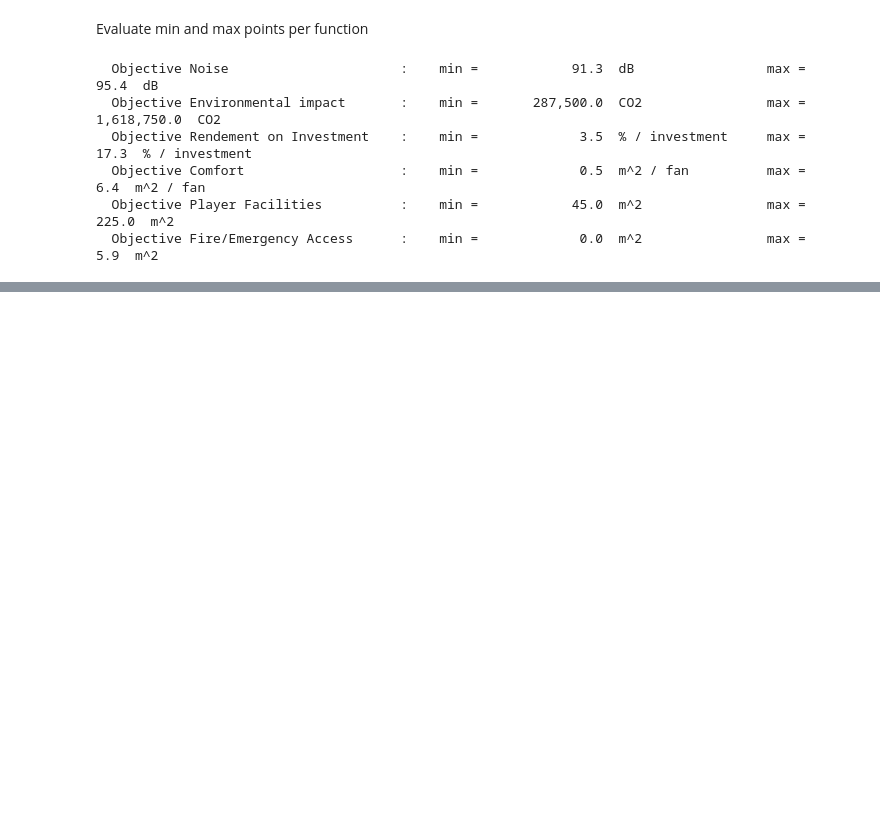
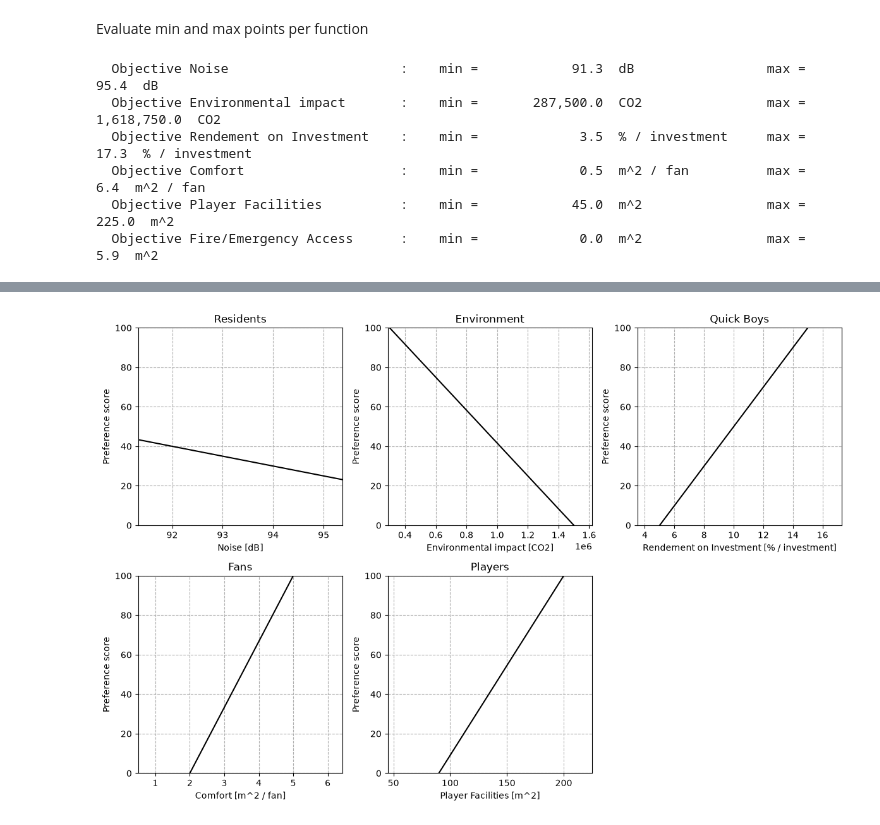
Before and after one commit to harm03/IMD_Group_2, a Jupyter notebook: MODO.ipynb, the cells around one changed output, grey strips where cells are left out. Saved outputs shown, nothing was run; the diff lists cells and outputs as text; code cells hidden in the pictures; blank space fills up the shorter version.

Commit message:
preferences

```diff
--- a/MODO.ipynb
+++ b/MODO.ipynb
@@ -129,7 +129,7 @@ def obj_func_4(x1, x2, x3, x4, x5, x6):
 def obj_func_5(x1, x2, x3, x4, x5, x6):
     """
     This objective function defines the player facilities.
-    Output: rating
+    Output: m^2 total
     """
     A_player = 0.1      # Area of the tribune that is dedicated to players
     return A_player*x3*x4
@@ -176,0 +178,95 @@ weights =    [0.20, 0.20, 0.20, 0.20, 0.20]
+# %%
+# Define preferences
+prefs =        [[[80, 100],                     [100, 0]],          # preference noise
+                [[300000, 1500000],             [100, 0]],          # preference m^3 co2
+                [[5, 15],                       [0, 100]],          # preference ROI
+                [[2, 5],                        [0, 100]],          # preference m^3/pp
+                [[90, 200],                     [0, 100]],          # preference m^2
+                [[0, 5],                        [100, 0]]]          # preference fire emergency time
+
+
+# Preference curve values for plotting
+# Generate objective value ranges
+obj_vals_list = []
+for _, name, _, _ in objectives:
+    obj_vals = np.linspace(*objective_minmax[name])
+    obj_vals_list.append(obj_vals)
+
+# Generate preference values using interpolation
+pref_vals_list = []
+for pref, obj_vals in zip(prefs, obj_vals_list):
+    print(pref)
+    pref_vals = pchip_interpolate(pref[0], pref[1], obj_vals)
+    pref_vals_list.append(pref_vals)
+
+# Plotting the preference curves
+fig, axes = plt.subplots(2, 3, figsize=(12, 8))
+
+for ax, (obj_vals, p_vals), (_, name, unit, stakeholder) in zip(axes.flat, zip(obj_vals_list, pref_vals_list), objectives): # Loop to plot each preference curve in its own subplot
+    ax.plot(obj_vals, p_vals, color='black')
+    ax.set_xlim(min(obj_vals), max(obj_vals))
+    ax.set_ylim(0, 100)
+    ax.set_title(stakeholder)
+    ax.set_xlabel(f'{name} [{unit}]')
+    ax.set_ylabel('Preference score')
+    ax.grid(linestyle='--')
+
+axes.flat[-1].set_visible(False)  # hide empty 6th subplot
+fig.tight_layout()
+# plt.savefig('preference_curves.png')  # Uncomment this line to save the figure as a PNG file
+plt.show()
+
+
+# Defines preference functions that convert raw objective values to 0-100 preference scores
+def pref_func_1(x1, x2, x3, x4, x5, x6):
+    noise = obj_func_1(x1, x2, x3, x4, x5, x6)
+    return pchip_interpolate(prefs[0][0], prefs[0][1], noise)
+
+def pref_func_2(x1, x2, x3, x4, x5, x6):
+    environment = obj_func_2(x1, x2, x3, x4, x5, x6)
+    return pchip_interpolate(prefs[1][0], prefs[1][1], environment)
+
+def pref_func_3(x1, x2, x3, x4, x5, x6):
+    rend = obj_func_3(x1, x2, x3, x4, x5, x6)
+    return pchip_interpolate(prefs[2][0], prefs[2][1], rend)
+
+def pref_func_4(x1, x2, x3, x4, x5, x6):
+    comfort = obj_func_4(x1, x2, x3, x4, x5, x6)
+    return pchip_interpolate(prefs[3][0], prefs[3][1], comfort)
+
+def pref_func_5(x1, x2, x3, x4, x5, x6):
+    facilities = obj_func_5(x1, x2, x3, x4, x5, x6)
+    return pchip_interpolate(prefs[4][0], prefs[4][1], facilities)
+
+def pref_func_6(x1, x2, x3, x4, x5, x6):
+    access = obj_func_6(x1, x2, x3, x4, x5, x6)
+    return pchip_interpolate(prefs[5][0], prefs[5][1], access)
+
+pref_funcs = [pref_func_1, pref_func_2, pref_func_3, pref_func_4, pref_func_5, pref_func_6]  # list of preference functions for easier handling
+
+
+def objective(variables):
+    """
+    Objective function that is fed to the GA. Calles the separate preference functions that are declared above.
+
+    :param variables: array with design variable values per member of the population. Can be split by using array
+    slicing
+    :return: 1D-array with aggregated preference scores for the members of the population.
+    """
+    x1 = variables[:, 0]
+    x2 = variables[:, 1]
+    x3 = variables[:, 2]
+    x4 = variables[:, 3]
+    x5 = variables[:, 4]
+    x6 = variables[:, 5]
+
+    # calculate the preference scores
+    p_1 = pref_func_1(x1, x2, x3, x4, x5, x6)
+    p_2 = pref_func_2(x1, x2, x3, x4, x5, x6)
+    p_3 = pref_func_3(x1, x2, x3, x4, x5, x6)
+    p_4 = pref_func_4(x1, x2, x3, x4, x5, x6)
+    p_5 = pref_func_5(x1, x2, x3, x4, x5, x6)
+    p_6 = pref_func_6(x1, x2, x3, x4, x5, x6)
+
+    return weights, [p_1, p_2, p_3, p_4, p_5, p_6]
+# %% [output]
@@ -176,0 +279 @@ weights =    [0.20, 0.20, 0.20, 0.20, 0.20]
+[figure, added]
```
Also changed, not shown: parts of 3 cells of this notebook.
